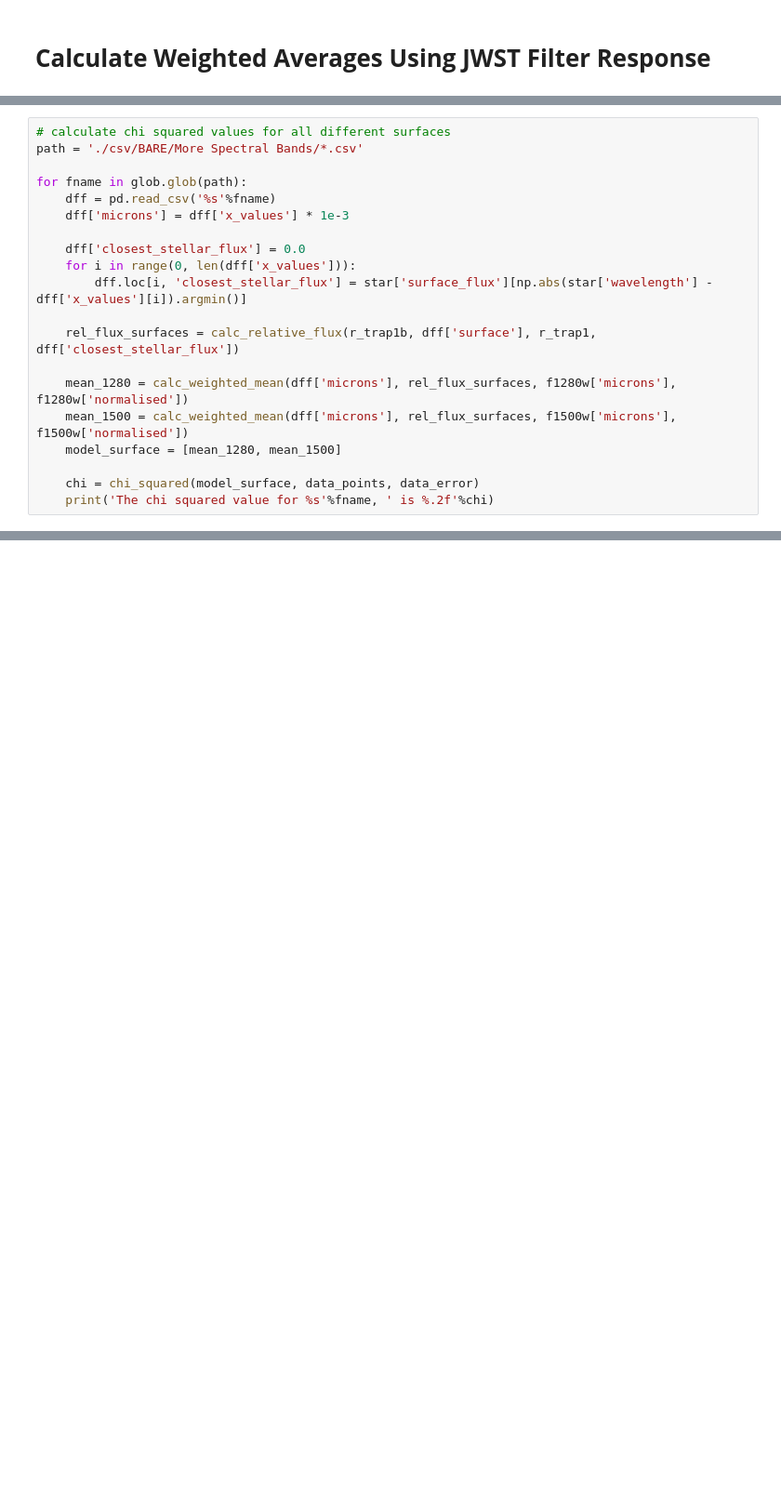
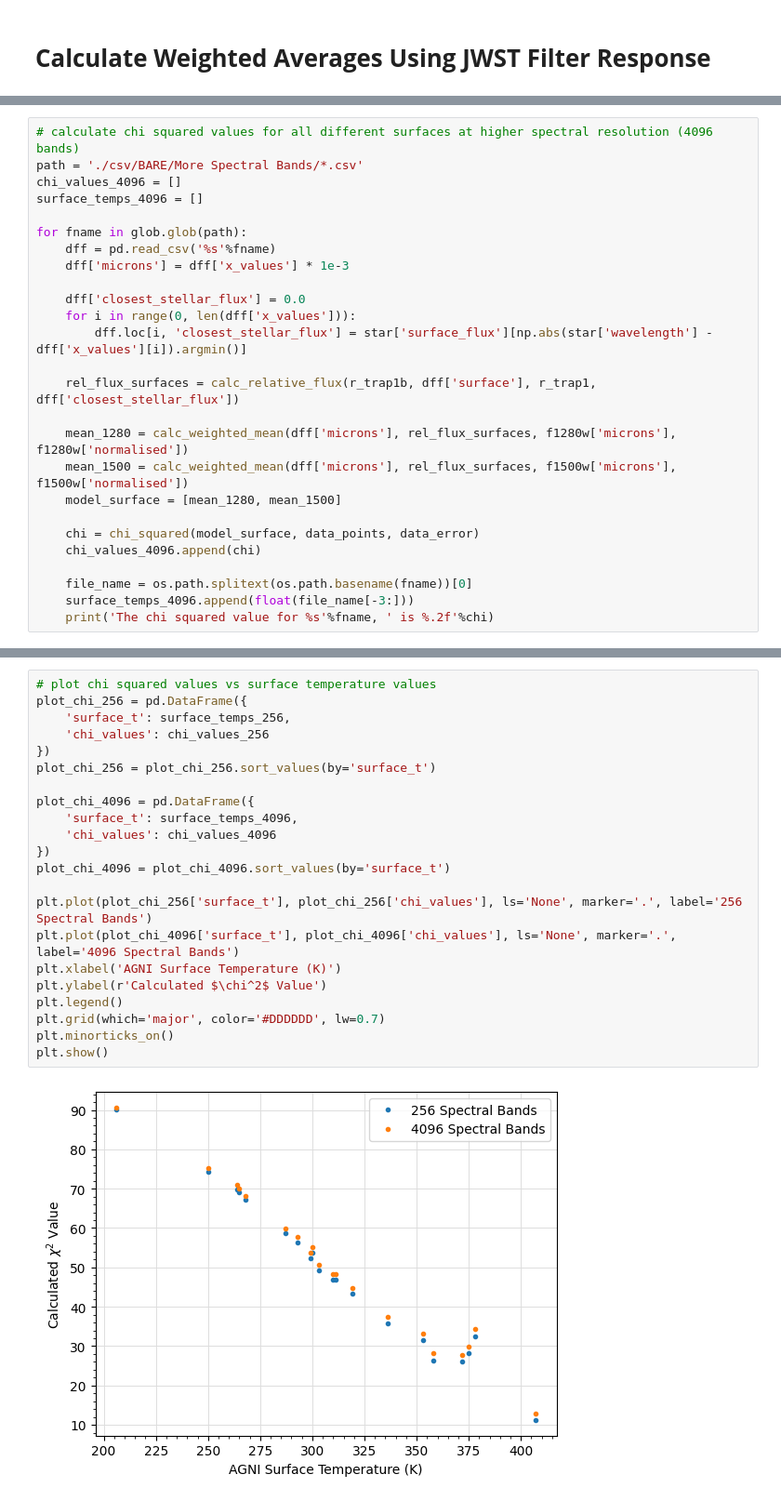
Before and after one commit to milliebutspace/AGNI, a Jupyter notebook: misc/utilities/bare_rock_model.ipynb, the cells around one changed output, grey strips where cells are left out. Shown at 93% size. Cells and saved outputs as stored; diff of their text form; blank space fills up the shorter version.

```diff
--- a/misc/utilities/bare_rock_model.ipynb
+++ b/misc/utilities/bare_rock_model.ipynb
@@ -625,6 +672,8 @@ print(chi_300, chi_400, chi_tsurf, chi_600, chi_agni)
 # %%
-# calculate chi squared values for all different surfaces
+# calculate chi squared values for all different surfaces at higher spectral resolution (4096 bands)
 path = './csv/BARE/More Spectral Bands/*.csv'
+chi_values_4096 = []
+surface_temps_4096 = []
 
 for fname in glob.glob(path):
     dff = pd.read_csv('%s'%fname)
@@ -641,5 +690,9 @@ for fname in glob.glob(path):
     model_surface = [mean_1280, mean_1500]
 
     chi = chi_squared(model_surface, data_points, data_error)
+    chi_values_4096.append(chi)
+
+    file_name = os.path.splitext(os.path.basename(fname))[0]
+    surface_temps_4096.append(float(file_name[-3:]))
     print('The chi squared value for %s'%fname, ' is %.2f'%chi)
 # %% [output]
@@ -665,0 +719,24 @@ The chi squared value for ./csv/BARE/More Spectral Bands\rhyolite.csv  is 75.22
+# %%
+# plot chi squared values vs surface temperature values
+plot_chi_256 = pd.DataFrame({
+    'surface_t': surface_temps_256,
+    'chi_values': chi_values_256
+})
+plot_chi_256 = plot_chi_256.sort_values(by='surface_t')
+
+plot_chi_4096 = pd.DataFrame({
+    'surface_t': surface_temps_4096,
+    'chi_values': chi_values_4096
+})
+plot_chi_4096 = plot_chi_4096.sort_values(by='surface_t')
+
+plt.plot(plot_chi_256['surface_t'], plot_chi_256['chi_values'], ls='None', marker='.', label='256 Spectral Bands')
+plt.plot(plot_chi_4096['surface_t'], plot_chi_4096['chi_values'], ls='None', marker='.', label='4096 Spectral Bands')
+plt.xlabel('AGNI Surface Temperature (K)')
+plt.ylabel(r'Calculated $\chi^2$ Value')
+plt.legend()
+plt.grid(which='major', color='#DDDDDD', lw=0.7)
+plt.minorticks_on()
+plt.show()
+# %% [output]
+[figure, added]
```
Also changed, not shown: parts of 8 cells of this notebook, 24 other files.
